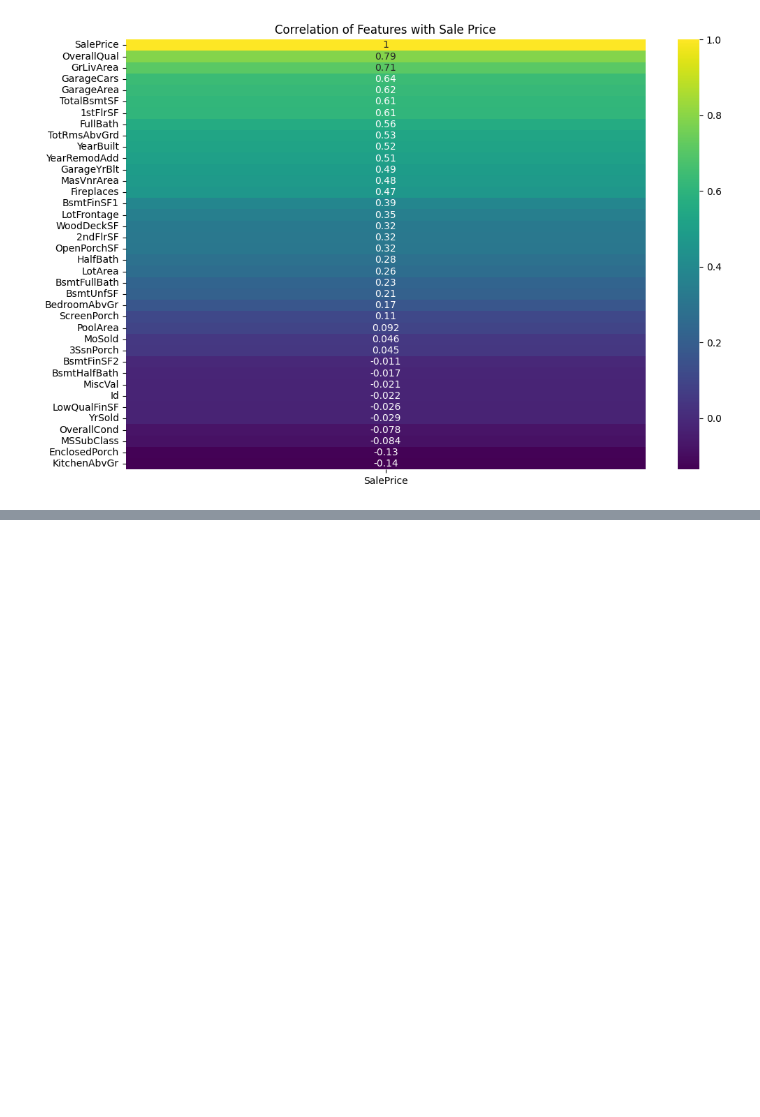
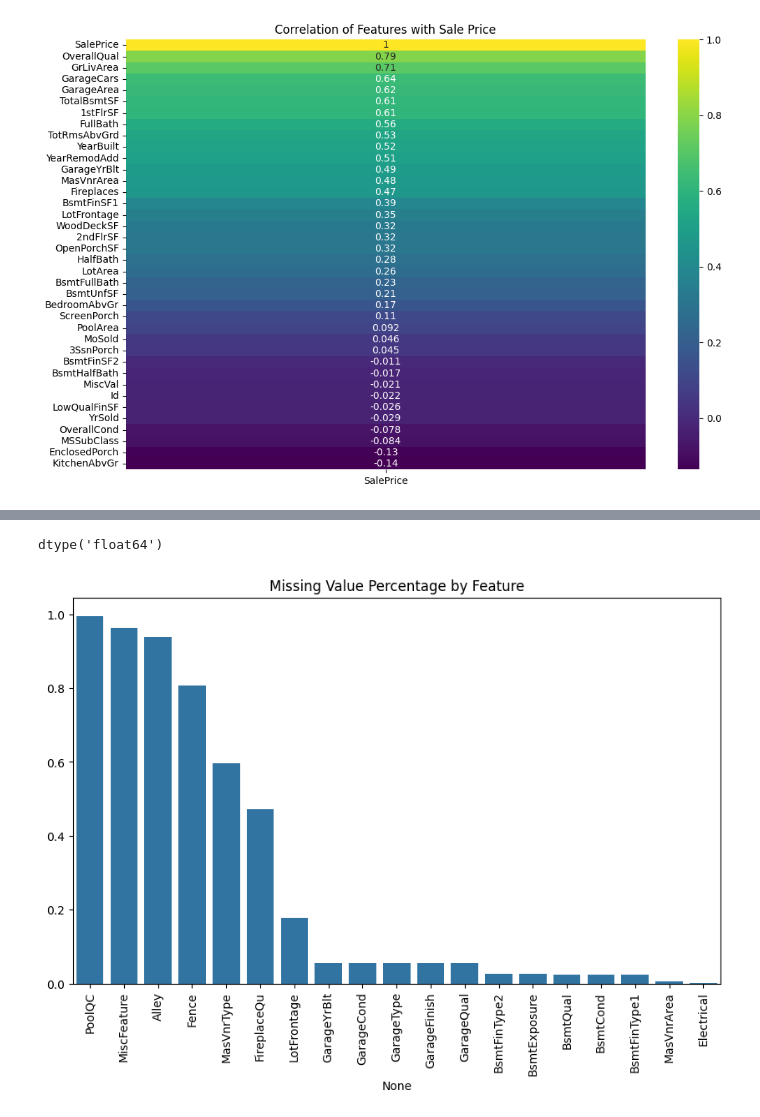
Before and after one commit to Shreyak1999/Portfolio-Projects, a Jupyter notebook: Supervised_ML_Housing_Price_Analytics/eda.ipynb, the cells around one changed output, grey strips where cells are left out. Cells and saved outputs as stored; diff of their text form; code cells hidden in the pictures; blank space fills up the shorter version.

```diff
--- a/Supervised_ML_Housing_Price_Analytics/eda.ipynb
+++ b/Supervised_ML_Housing_Price_Analytics/eda.ipynb
@@ -114,0 +141,14 @@ plt.show()
+# %%
+df['LotFrontage'].dtype
+# %% [output]
+dtype('float64')
+# %%
+missing = df.isnull().mean().sort_values(ascending=False)
+missing = missing[missing > 0]
+plt.figure(figsize=(10,6))
+sns.barplot(x=missing.index, y=missing.values)
+plt.xticks(rotation=90)
+plt.title("Missing Value Percentage by Feature")
+plt.show()
+# %% [output]
+[figure, added]
```
Also changed, not shown: parts of 7 cells of this notebook, 1 other file.
